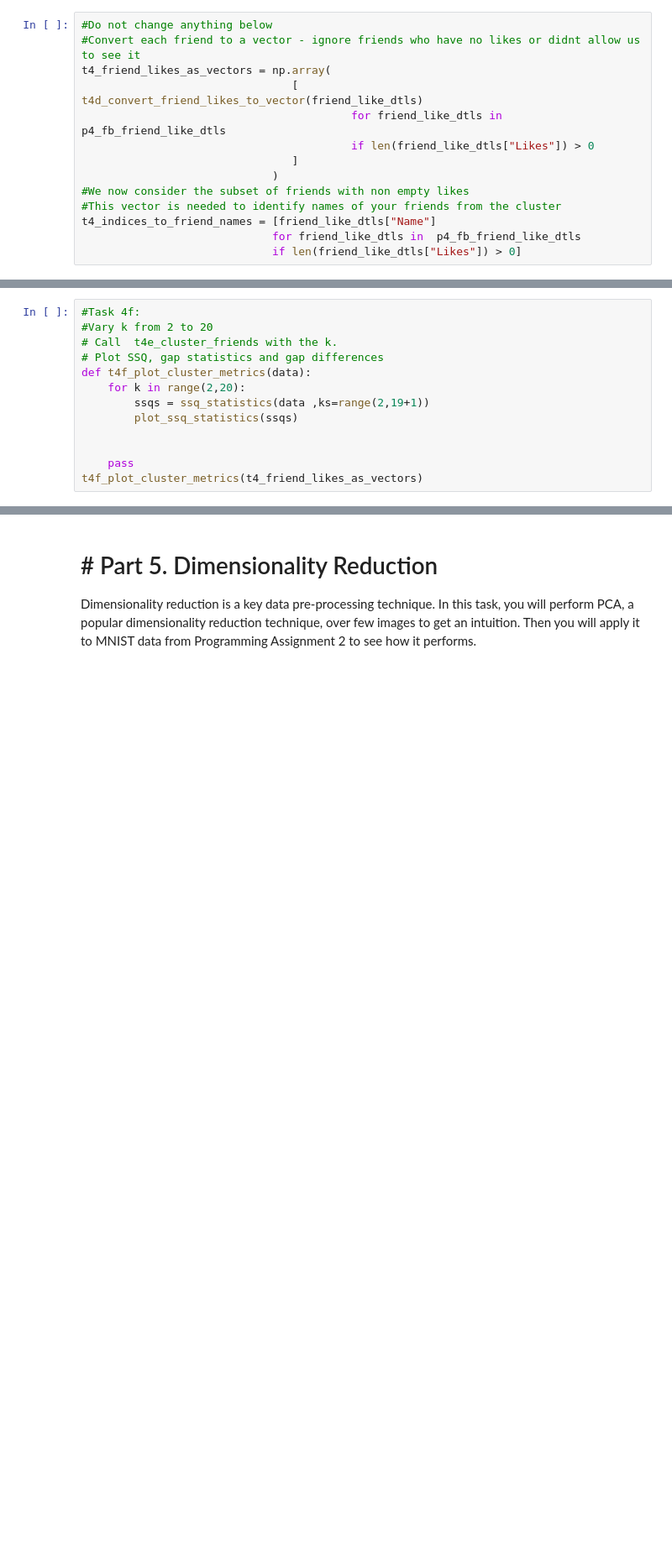
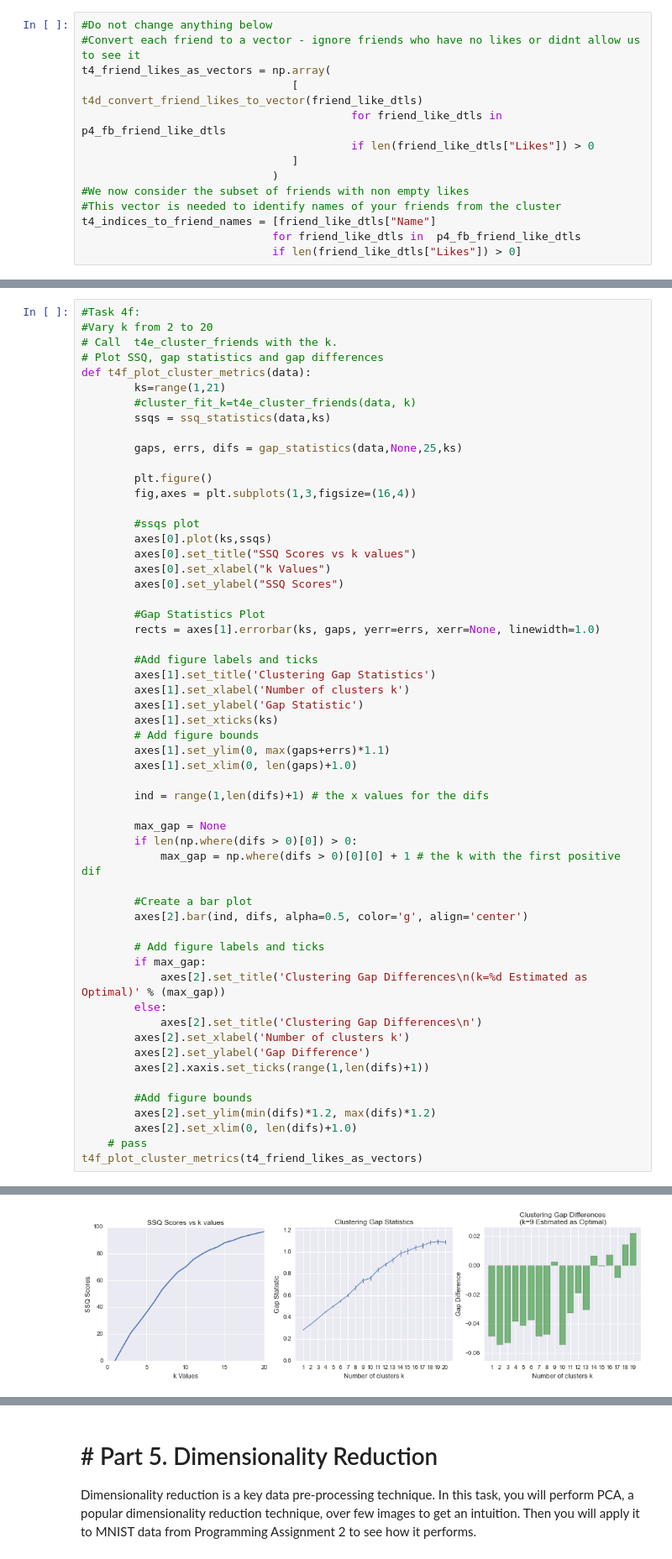
Before and after one commit to sreeharihegden/CSE-5334-Data-Mining, a Jupyter notebook: PA3/PA3_Clustering_DimensionalityReduction.ipynb, the cells around one changed output, grey strips where cells are left out. Shown at 84% size. Drawn from its saved outputs; the diff is of its cells as text; blank space fills up the shorter version.

Commit message:
all tasks completed

```diff
--- a/PA3/PA3_Clustering_DimensionalityReduction.ipynb
+++ b/PA3/PA3_Clustering_DimensionalityReduction.ipynb
@@ -1397,15 +1430,59 @@ def t4e_cluster_friends(data, k):
     cluster_fit = cluster.fit(data, y=None)
     return cluster_fit
-# %%
-#Task 4f:
-#Vary k from 2 to 20
-# Call  t4e_cluster_friends with the k.
-# Plot SSQ, gap statistics and gap differences
-def t4f_plot_cluster_metrics(data):
-    for k in range(2,20):
-        ssqs = ssq_statistics(data ,ks=range(2,19+1))
-        plot_ssq_statistics(ssqs)
-
-
-    pass
-t4f_plot_cluster_metrics(t4_friend_likes_as_vectors)
+# %%
+#Task 4f:
+#Vary k from 2 to 20
+# Call  t4e_cluster_friends with the k.
+# Plot SSQ, gap statistics and gap differences
+def t4f_plot_cluster_metrics(data):
+        ks=range(1,21)
+        #cluster_fit_k=t4e_cluster_friends(data, k)
+        ssqs = ssq_statistics(data,ks)
+
+        gaps, errs, difs = gap_statistics(data,None,25,ks)
+
+        plt.figure()
+        fig,axes = plt.subplots(1,3,figsize=(16,4))
+
+        #ssqs plot
+        axes[0].plot(ks,ssqs)
+        axes[0].set_title("SSQ Scores vs k values")
+        axes[0].set_xlabel("k Values")
+        axes[0].set_ylabel("SSQ Scores")
+
+        #Gap Statistics Plot
+        rects = axes[1].errorbar(ks, gaps, yerr=errs, xerr=None, linewidth=1.0)
+
+        #Add figure labels and ticks
+        axes[1].set_title('Clustering Gap Statistics')
+        axes[1].set_xlabel('Number of clusters k')
+        axes[1].set_ylabel('Gap Statistic')
+        axes[1].set_xticks(ks)
+        # Add figure bounds
+        axes[1].set_ylim(0, max(gaps+errs)*1.1)
+        axes[1].set_xlim(0, len(gaps)+1.0)
+
+        ind = range(1,len(difs)+1) # the x values for the difs
+
+        max_gap = None
+        if len(np.where(difs > 0)[0]) > 0:
+            max_gap = np.where(difs > 0)[0][0] + 1 # the k with the first positive dif
+
+        #Create a bar plot
+        axes[2].bar(ind, difs, alpha=0.5, color='g', align='center')
+
+        # Add figure labels and ticks
+        if max_gap:
+            axes[2].set_title('Clustering Gap Differences\n(k=%d Estimated as Optimal)' % (max_gap))
+        else:
+            axes[2].set_title('Clustering Gap Differences\n')
+        axes[2].set_xlabel('Number of clusters k')
+        axes[2].set_ylabel('Gap Difference')
+        axes[2].xaxis.set_ticks(range(1,len(difs)+1))
+
+        #Add figure bounds
+        axes[2].set_ylim(min(difs)*1.2, max(difs)*1.2)
+        axes[2].set_xlim(0, len(difs)+1.0)
+    # pass
+t4f_plot_cluster_metrics(t4_friend_likes_as_vectors)
+# %% [output]
@@ -1412,3 +1490,4 @@ t4f_plot_cluster_metrics(t4_friend_likes_as_vectors)
+[figure, added]
 # %%
 #Task 4g
 #Find optimal k using Gap difference Statistics (i.e find first non zero value)
```
Also changed, not shown: parts of 22 cells of this notebook.
